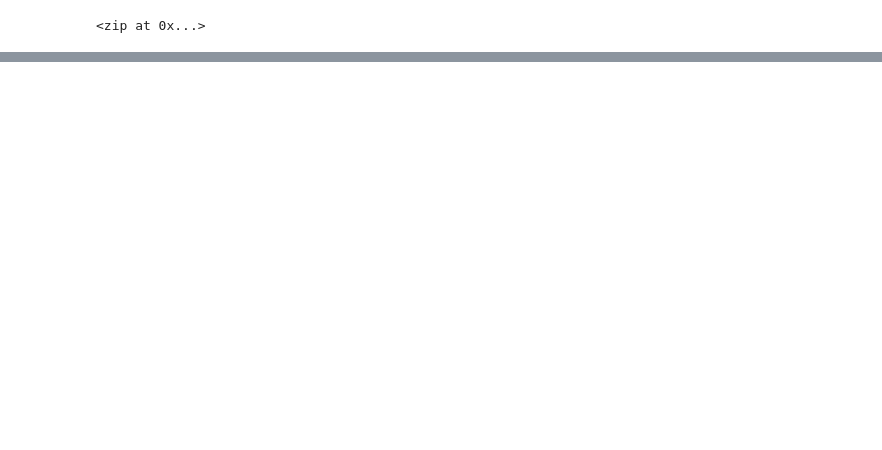
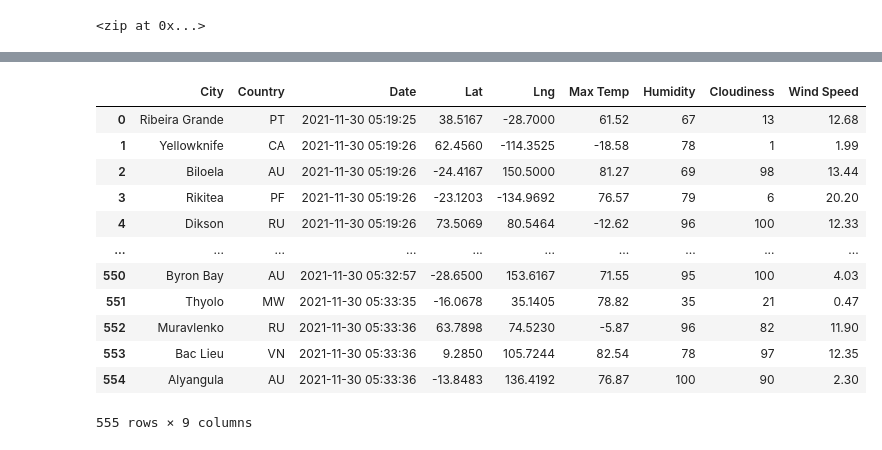
Before and after one commit to darmando1/World_Weather_Analysis, a Jupyter notebook: WeatherPy.ipynb, the cells around one changed output, grey strips where cells are left out. Saved outputs shown, nothing was run; the diff lists cells and outputs as text; code cells hidden in the pictures; blank space fills up the shorter version.

Commit message:
Adding updated WeatherPy and weather_data folder.

```diff
--- a/WeatherPy.ipynb
+++ b/WeatherPy.ipynb
@@ -32,0 +38,13 @@ len(cities)
+# %%
+# Create an empty list to hold the weather data.
+city_data = []
+# Print the beginning of the logging.
+print("Beginning Data Retrieval     ")
+print("-----------------------------")
+
+# Create counters.
+record_count = 1
+set_count = 1
+
+# Starting URL for Weather Map API Call.
+url = "http://api.openweathermap.org/data/2.5/weather?units=Imperial&APPID=" + weather_api_key
@@ -32,0 +124,4 @@ len(cities)
+# %%
+# Convert the array of dictionaries to a Pandas DataFrame.
+city_data_df = pd.DataFrame(city_data)
+city_data_df.head(10)
@@ -32,0 +140,18 @@ len(cities)
+# %%
+new_column_order = ["City", "Country", "Date","Lat", "Lng","Max Temp", "Humidity", "Cloudiness", "Wind Speed"]
+city_data_df = city_data_df[new_column_order]
+city_data_df
+# %% [output]
+|  | City | Country | Date | Lat | Lng | Max Temp | Humidity | Cloudiness | Wind Speed |
+| 0 | Ribeira Grande | PT | 2021-11-30 05:19:25 | 38.5167 | -28.7000 | 61.52 | 67 | 13 | 12.68 |
+| 1 | Yellowknife | CA | 2021-11-30 05:19:26 | 62.4560 | -114.3525 | -18.58 | 78 | 1 | 1.99 |
+| 2 | Biloela | AU | 2021-11-30 05:19:26 | -24.4167 | 150.5000 | 81.27 | 69 | 98 | 13.44 |
+| 3 | Rikitea | PF | 2021-11-30 05:19:26 | -23.1203 | -134.9692 | 76.57 | 79 | 6 | 20.20 |
+| 4 | Dikson | RU | 2021-11-30 05:19:26 | 73.5069 | 80.5464 | -12.62 | 96 | 100 | 12.33 |
+| ... | ... | ... | ... | ... | ... | ... | ... | ... | ... |
+| 550 | Byron Bay | AU | 2021-11-30 05:32:57 | -28.6500 | 153.6167 | 71.55 | 95 | 100 | 4.03 |
+| 551 | Thyolo | MW | 2021-11-30 05:33:35 | -16.0678 | 35.1405 | 78.82 | 35 | 21 | 0.47 |
+| 552 | Muravlenko | RU | 2021-11-30 05:33:36 | 63.7898 | 74.5230 | -5.87 | 96 | 82 | 11.90 |
+| 553 | Bac Lieu | VN | 2021-11-30 05:33:36 | 9.2850 | 105.7244 | 82.54 | 78 | 97 | 12.35 |
+| 554 | Alyangula | AU | 2021-11-30 05:33:36 | -13.8483 | 136.4192 | 76.87 | 100 | 90 | 2.30 |
+555 rows × 9 columns
```
Also changed, not shown: parts of 7 cells of this notebook, 2 other files.
